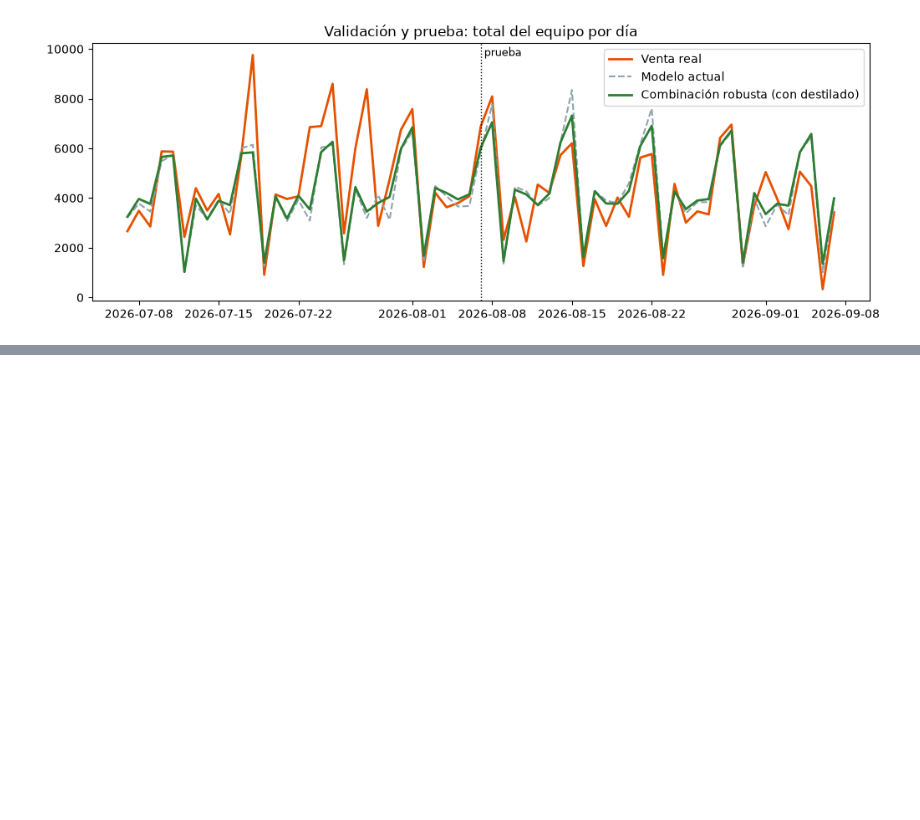
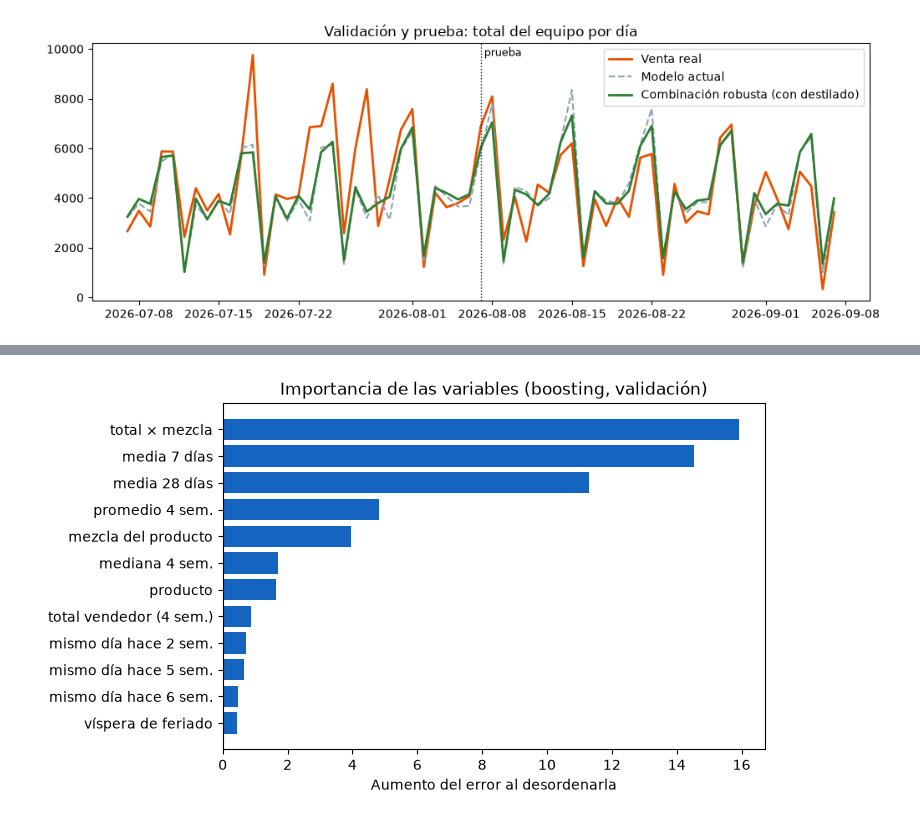
Before and after one commit to JeffryRU/Avicola2-Platform, a Jupyter notebook: notebooks/modelo_demanda.ipynb, the cells around one changed output, grey strips where cells are left out. Drawn from its saved outputs; the diff is of its cells as text; code cells hidden in the pictures; blank space fills up the shorter version.

```diff
--- a/notebooks/modelo_demanda.ipynb
+++ b/notebooks/modelo_demanda.ipynb
@@ -476 +528,17 @@ equipo×semana    13.0                 12.1                     11.9
+# %%
+from sklearn.inspection import permutation_importance
+NAMES = (["vendedor", "producto"] + [f"mismo día hace {k} sem." for k in range(1, 7)] +
+         ["promedio 4 sem.", "mediana 4 sem.", "media 7 días", "media 28 días", "total vendedor (4 sem.)",
+          "mezcla del producto", "total × mezcla", "día de la semana", "día del mes", "mes",
+          "feriado", "víspera de feriado", "día después de feriado"])
+gb = fit_gbm(TRAIN)
+Xv = np.vstack([X[d] for d in VAL]); yv = np.concatenate([T[d] for d in VAL])
+imp = permutation_importance(gb, Xv, yv, n_repeats=5, random_state=7, scoring="neg_mean_absolute_error")
+order = np.argsort(imp.importances_mean)[::-1][:12]
+fig, ax = plt.subplots(figsize=(7, 4.5))
+ax.barh([NAMES[i] for i in order][::-1], imp.importances_mean[order][::-1], color="#1565c0")
+ax.set_title("Importancia de las variables (boosting, validación)"); ax.set_xlabel("Aumento del error al desordenarla")
+plt.show()
+# %% [output]
+[figure, added]
 # %% [markdown]
```
Also changed, not shown: parts of 5 cells of this notebook.
